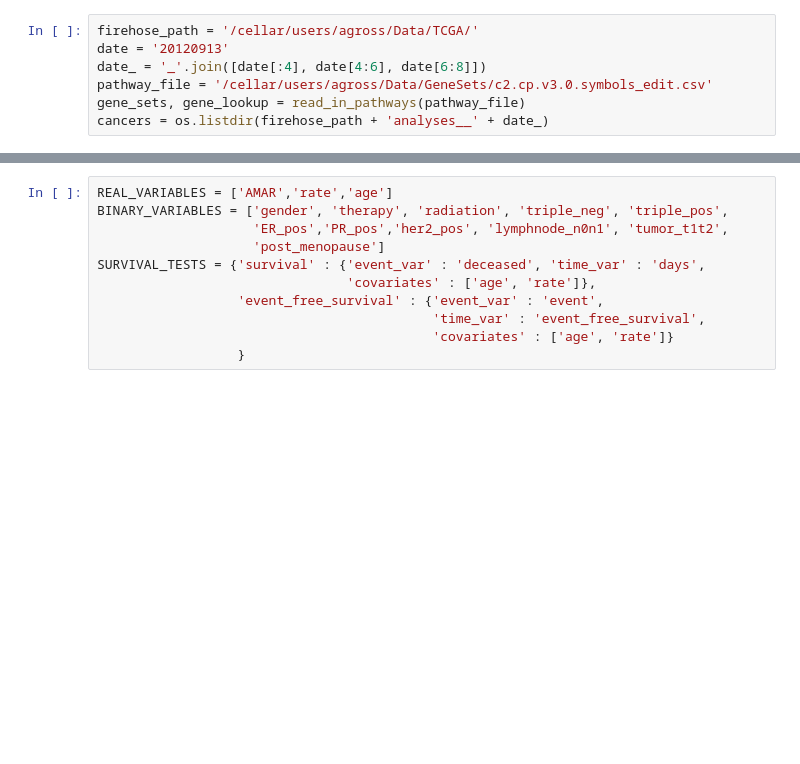
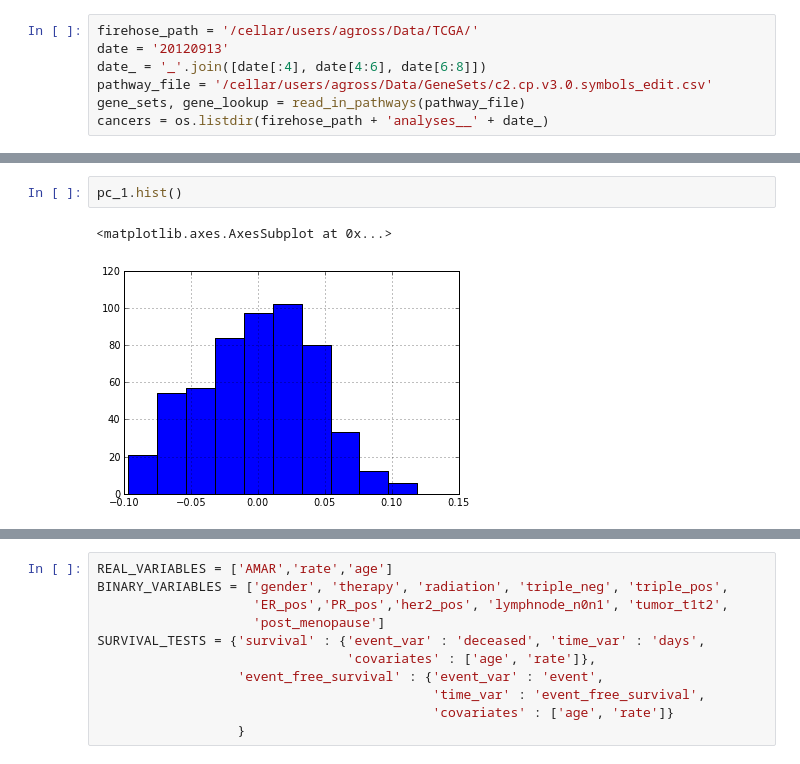
Before and after one commit to theandygross/TCGA, a Jupyter notebook: Pathway_Merge/Notebooks/Add_tests-Copy0.ipynb, the cells around one changed output, grey strips where cells are left out. Cells and saved outputs as stored; diff of their text form; blank space fills up the shorter version.

```diff
--- a/Pathway_Merge/Notebooks/Add_tests-Copy0.ipynb
+++ b/Pathway_Merge/Notebooks/Add_tests-Copy0.ipynb
@@ -24,0 +86,5 @@ data_path = firehose_path + 'analyses__' + date_ + '/' + cancer + '/' + date + '
+# %%
+pc_1.hist()
+# %% [output]
+<matplotlib.axes.AxesSubplot at 0x...>
+[figure, added]
```
Also changed, not shown: parts of 10 cells of this notebook, 7 other files.
